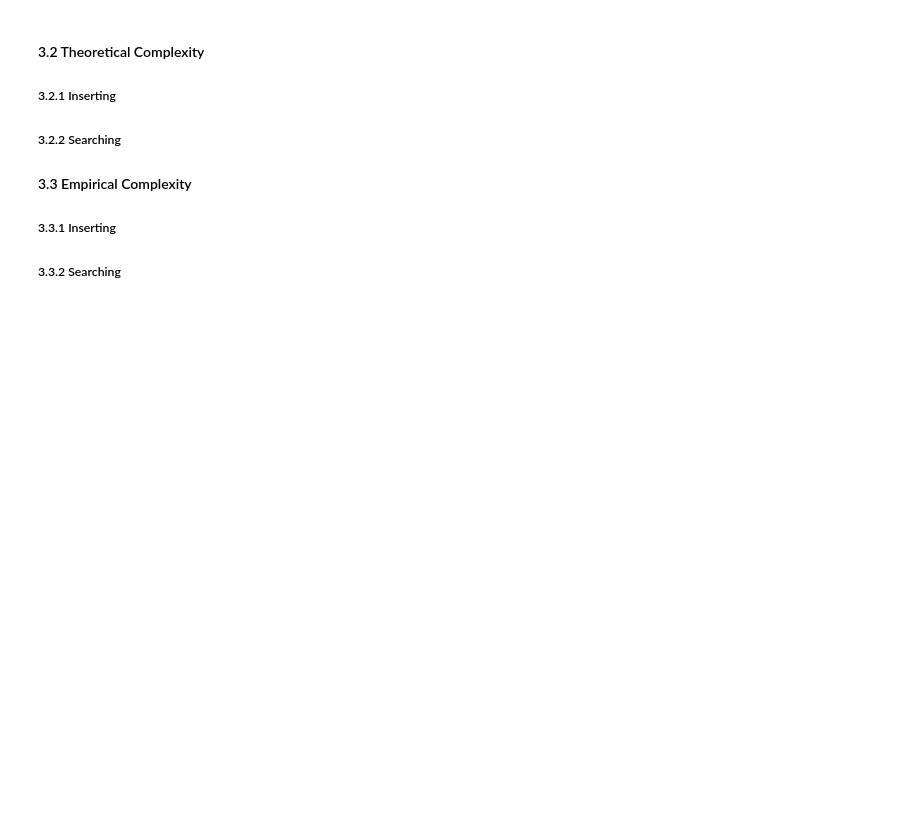
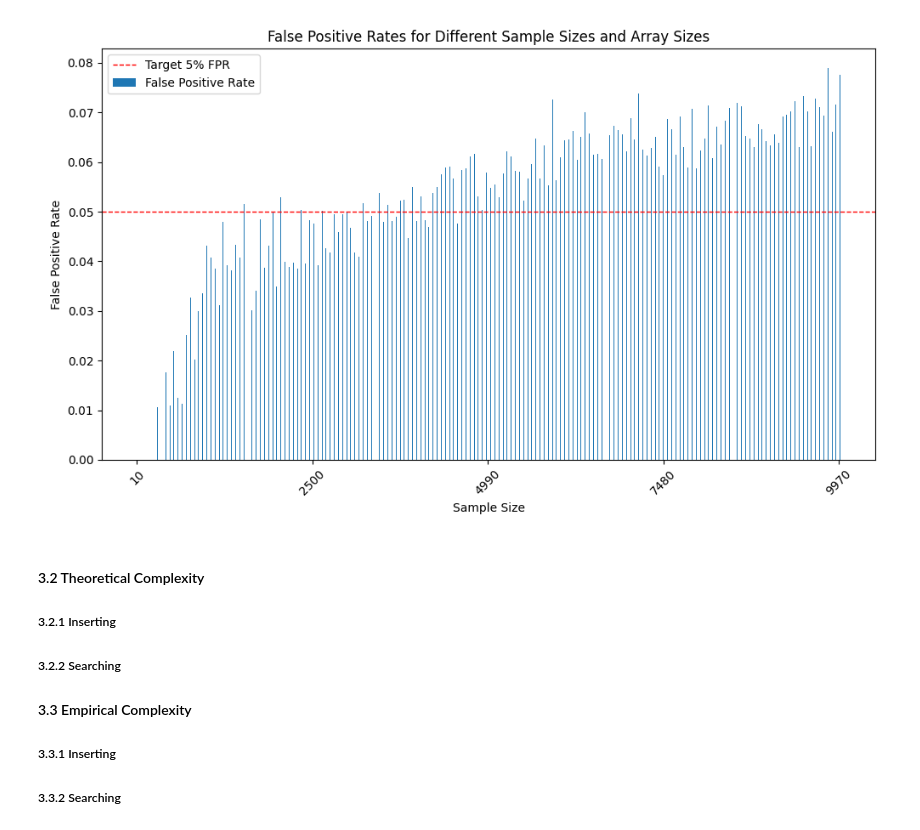
Before and after one commit to matteoram/to_remove2, a Jupyter notebook: bloom_filter.ipynb, the cells around one changed output. Saved outputs shown, nothing was run; the diff lists cells and outputs as text; code cells hidden in the pictures; blank space fills up the shorter version.

```diff
--- a/bloom_filter.ipynb
+++ b/bloom_filter.ipynb
@@ -229,3 +149,8 @@ plt.show()
+# %%
+from IPython.display import Image, display
+display(Image(filename='chart_1_false_positive_rates.png'))
+# %% [output]
+[figure, added]
 # %% [markdown]
 #### 3.2 Theoretical Complexity
 
```
Also changed, not shown: parts of 11 cells of this notebook, 6 other files.
